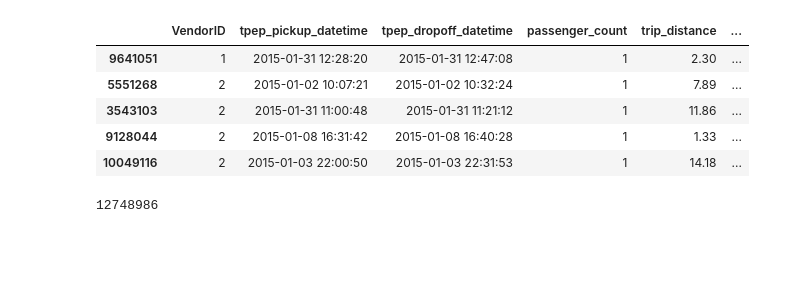
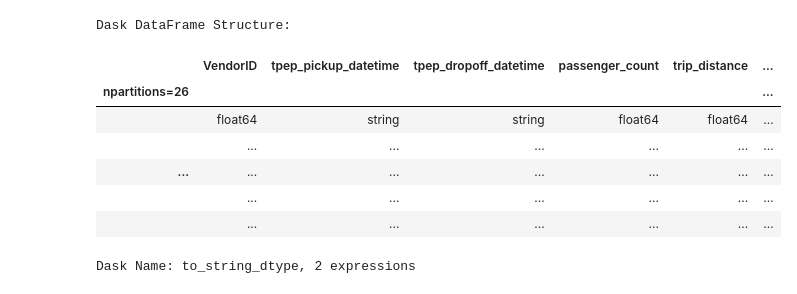
Before and after one commit to Atharvax16/Uber-Availability-Prediction, a Jupyter notebook: EDA_Demand_Prediciton.ipynb, the cells around one changed output. Cells and saved outputs as stored; diff of their text form; code cells hidden in the pictures; blank space fills up the shorter version.

```diff
--- a/EDA_Demand_Prediciton.ipynb
+++ b/EDA_Demand_Prediciton.ipynb
@@ -29,14 +6,0 @@ Successfully installed dask-2026.3.0 locket-1.0.0 partd-1.4.2
-# %%
-data_jan_path = pd.read_csv("C:/DCU/Uber_pred/yellow_tripdata_2015-01.csv")
-data.sample(5)
-# %% [output]
-|  | VendorID | tpep_pickup_datetime | tpep_dropoff_datetime | passenger_count | trip_distance | ... |
-| 9641051 | 1 | 2015-01-31 12:28:20 | 2015-01-31 12:47:08 | 1 | 2.30 | ... |
-| 5551268 | 2 | 2015-01-02 10:07:21 | 2015-01-02 10:32:24 | 1 | 7.89 | ... |
-| 3543103 | 2 | 2015-01-31 11:00:48 | 2015-01-31 11:21:12 | 1 | 11.86 | ... |
-| 9128044 | 2 | 2015-01-08 16:31:42 | 2015-01-08 16:40:28 | 1 | 1.33 | ... |
-| 10049116 | 2 | 2015-01-03 22:00:50 | 2015-01-03 22:31:53 | 1 | 14.18 | ... |
-# %%
-len(data)
-# %% [output]
-12748986
@@ -42,0 +15,12 @@ len(data)
+# %%
+data_jan
+# %% [output]
+Dask DataFrame Structure:
+|  | VendorID | tpep_pickup_datetime | tpep_dropoff_datetime | passenger_count | trip_distance | ... |
+| npartitions=26 |  |  |  |  |  | ... |
+|  | float64 | string | string | float64 | float64 | ... |
+|  | ... | ... | ... | ... | ... | ... |
+| ... | ... | ... | ... | ... | ... | ... |
+|  | ... | ... | ... | ... | ... | ... |
+|  | ... | ... | ... | ... | ... | ... |
+Dask Name: to_string_dtype, 2 expressions
```
Also changed, not shown: parts of 19 cells of this notebook, 1 other file.
